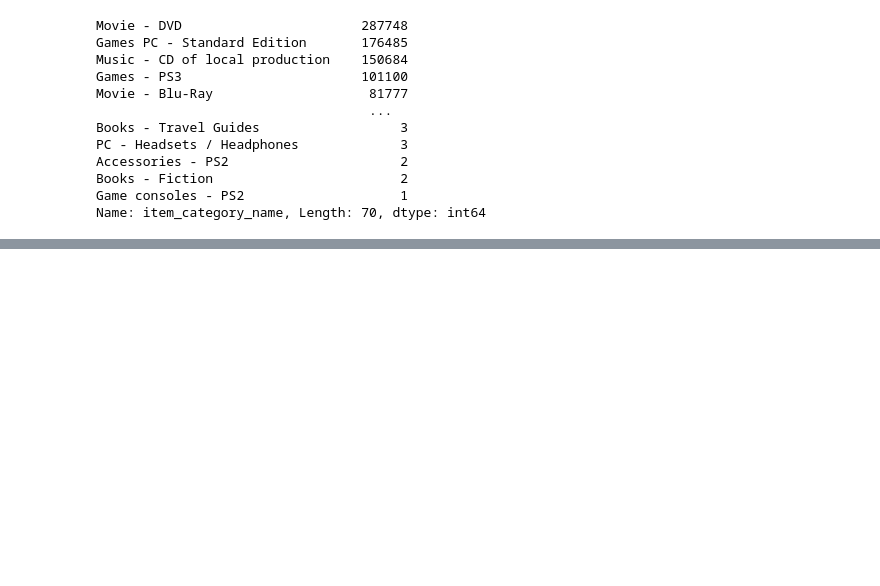
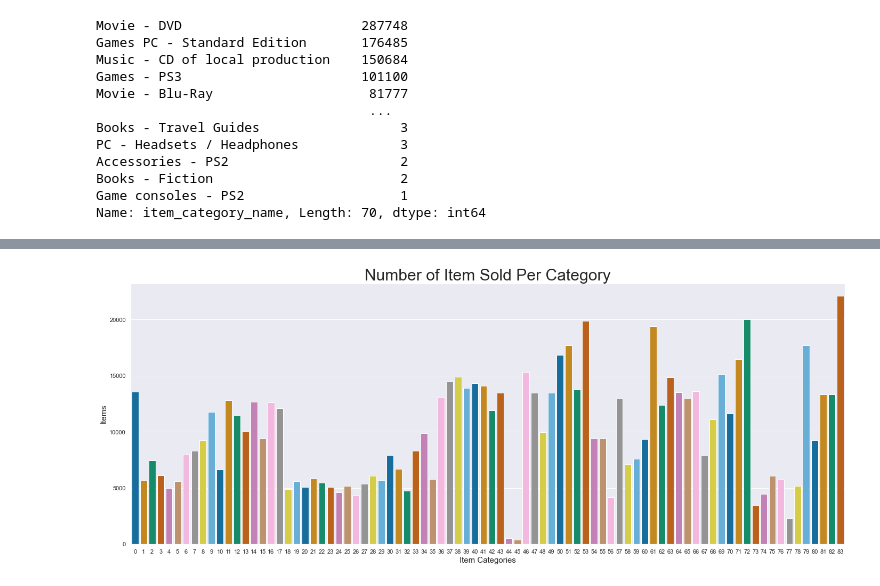
Before and after one commit to SabeehRaza-DS/FutureSales_Project, a Jupyter notebook: sales_prediction.ipynb, the cells around one changed output, grey strips where cells are left out. Drawn from its saved outputs; the diff is of its cells as text; code cells hidden in the pictures; blank space fills up the shorter version.

```diff
--- a/sales_prediction.ipynb
+++ b/sales_prediction.ipynb
@@ -443,0 +462,9 @@ sns.lineplot(data=df1, x='MONTH', y='item_price', hue='year', sort=False)
+# %%
+plt.rcParams['figure.figsize'] = (24, 9)
+sns.barplot(df_itm['item_category_id'], df_itm['item_id'], palette = 'colorblind', ci=None)
+plt.title('Number of Item Sold Per Category', fontsize = 30)
+plt.xlabel('Item Categories', fontsize = 15)
+plt.ylabel('Items', fontsize = 15)
+plt.show()
+# %% [output]
+[figure, added]
```
Also changed, not shown: parts of 5 cells of this notebook.
